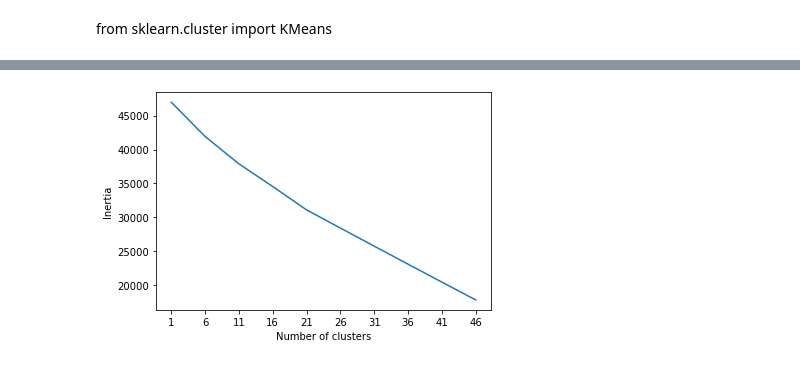
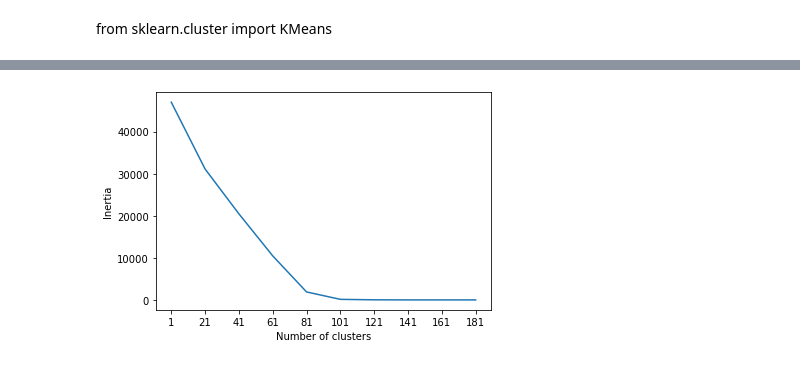
Before and after one commit to amjad5050/Unsupervised-Learning, a Jupyter notebook: crypto.ipynb, the cells around one changed output, grey strips where cells are left out. Cells and saved outputs as stored; diff of their text form; code cells hidden in the pictures.

```diff
--- a/crypto.ipynb
+++ b/crypto.ipynb
@@ -199,3 +199,19 @@ from sklearn.cluster import KMeans
 # %%
 from sklearn.cluster import KMeans
 import numpy as np
+# %%
+inertia = []
+k_list = np.arange(1,11,1)
+
+# Looking for the best k
+for k in k_list:
+    km = KMeans(n_clusters=k, random_state=0)
+    km.fit(Crypto_pca)
+    inertia.append(km.inertia_)
+
+# Plot the Elbow Curve
+plt.plot(k_list, inertia)
+plt.xticks(k_list)
+plt.xlabel('Number of clusters')
+plt.ylabel('Inertia')
+plt.show()
@@ -202,18 +220,18 @@ import numpy as np
 # %%
 inertia = []
-k_list = np.arange(1,51, 5)
+k_list = np.arange(1,201, 20)
 
 # Looking for the best k
 for k in k_list:
     km = KMeans(n_clusters=k, random_state=0)
     km.fit(Crypto_pca)
     inertia.append(km.inertia_)
 
 # Plot the Elbow Curve
 plt.plot(k_list, inertia)
 plt.xticks(k_list)
 plt.xlabel('Number of clusters')
 plt.ylabel('Inertia')
 plt.show()
 # %% [output]
-[figure, old version]
+[figure, new version]
```
Also changed, not shown: parts of 1 cell of this notebook, 2 other files.
